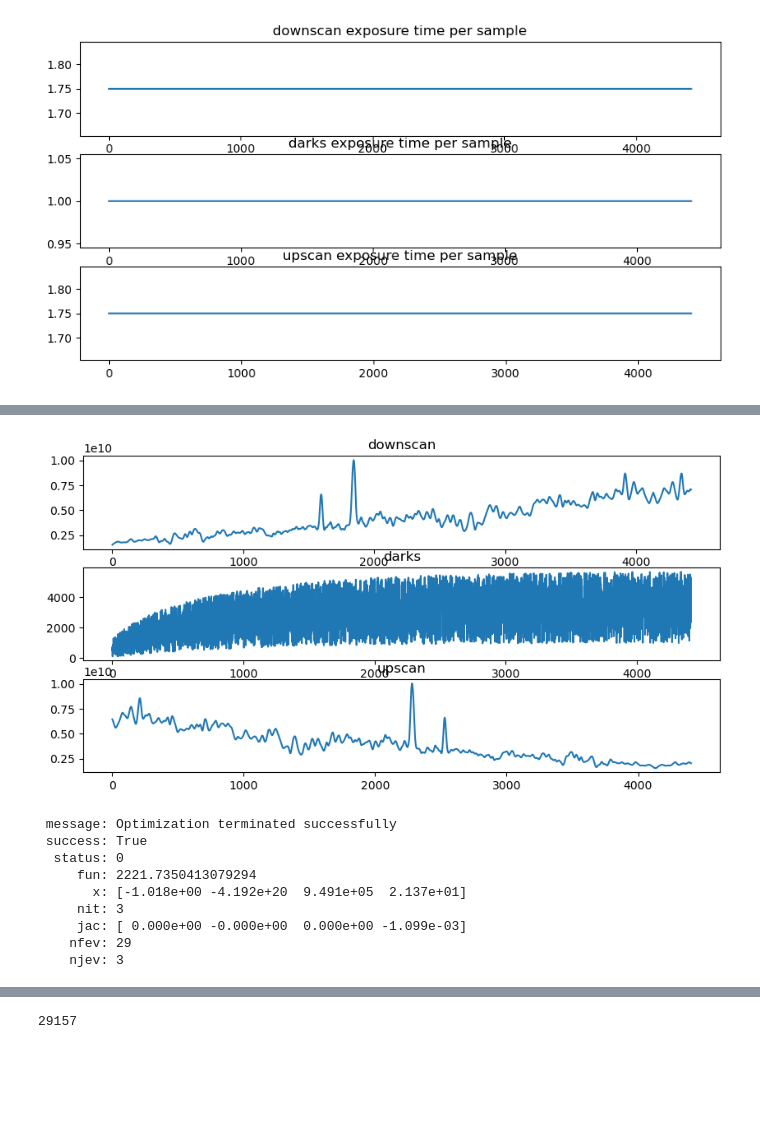
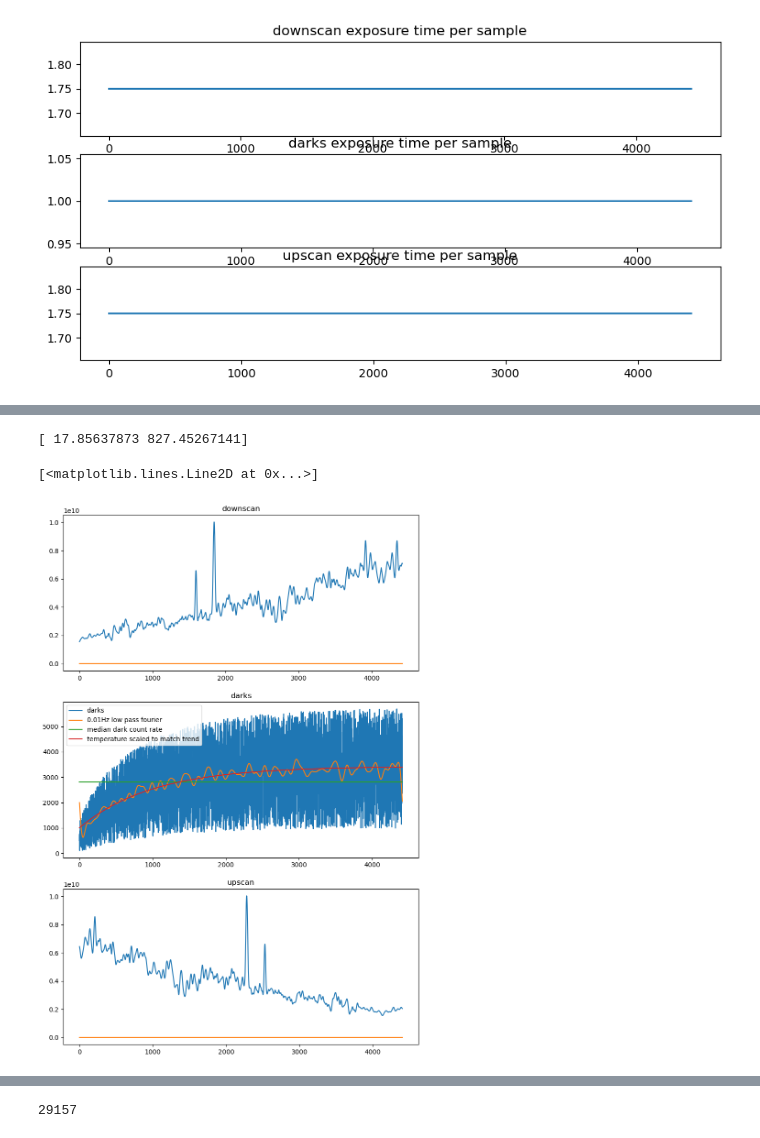
Before and after one commit to pilotchute/lasp_dsse_hw, a Jupyter notebook: DSSE_HW.ipynb, the cells around one changed output, grey strips where cells are left out. Saved outputs shown, nothing was run; the diff lists cells and outputs as text; code cells hidden in the pictures; blank space fills up the shorter version.

```diff
--- a/DSSE_HW.ipynb
+++ b/DSSE_HW.ipynb
@@ -185,26 +430,43 @@ mp.plot(sample_pass[:,0]-sample_pass[0,0], sample_pass[:,1]-heat_curve(sample_pa
 # %%
 #Temp correction
 
 
-fig, axs = mp.subplots(3,1, figsize=(10,5))
+fig, axs = mp.subplots(3,1, figsize=(10,15))
+axs[0].title.set_text('downscan')
 axs[0].plot(inst_tele[down_start:down_end,0]-down_start_time, inst_tele[down_start:down_end,2])
-axs[0].title.set_text('downscan')
+axs[0].plot(dete_temp[down_start_temp:down_end_temp,0]-dete_temp[down_start_temp,0],(dete_temp[down_start_temp:down_end_temp,1]-18.2)*913)
+
+axs[1].title.set_text('darks')
 axs[1].plot(inst_tele[dark_start:dark_end,0]-dark_start_time, inst_tele[dark_start:dark_end,2])
-axs[1].title.set_text('darks')
+#show the trend using a low pass filter
+axs[1].plot(inst_tele[dark_start:dark_end,0]-inst_tele[dark_start,0],fourier_low_pass(inst_tele[dark_start:dark_end,2],1,1/100))
+#darks the handout way
+dark_integrationTime = 1.0
+dark_counts = inst_tele[dark_start:dark_end,2] #number of draculas
+detectorTemp = dete_temp[dark_start_temp:dark_end_temp,1]
+tempCorrFactor = 0.0061628 # [counts/degC]
+dark_count_rate = dark_counts / dark_integrationTime
+dark_count_rate_corr = dark_count_rate * (1.0 + tempCorrFactor * (20.0 - detectorTemp))
+median_dark_count_rate = np.median(dark_count_rate_corr)
+axs[1].plot([0,inst_tele[dark_end,0]-inst_tele[dark_start,0]], [median_dark_count_rate, median_dark_count_rate])
+#darks my way
+def minimization(args):
+    a,b = args[0],args[1]
+    array1 = inst_tele[dark_start:dark_end,2]
+    array2 = (dete_temp[dark_start_temp:dark_end_temp,1]-a)*b
+    dist = array1-array2
+    return sum(dist**2)
+temp_scale_fit = sp.optimize.minimize(minimization,np.asarray([-18,800]),method='SLSQP')
+print(temp_scale_fit.x)
+axs[1].plot(dete_temp[dark_start_temp:dark_end_temp,0]-dete_temp[dark_start_temp,0],(dete_temp[dark_start_temp:dark_end_temp,1]-temp_scale_fit.x[0])*temp_scale_fit.x[1])
+
+
+axs[1].legend(['darks', '0.01Hz low pass fourier', 'median dark count rate', 'temperature scaled to match trend'])
+axs[2].title.set_text('upscan')
 axs[2].plot(inst_tele[up_start:up_end,0]-up_start_time, inst_tele[up_start:up_end,2])
-axs[2].title.set_text('upscan')
+axs[2].plot(dete_temp[up_start_temp:up_end_temp,0]-dete_temp[up_start_temp,0],(dete_temp[up_start_temp:up_end_temp,1]-18.2)*913)
 # %% [output]
+[ 17.85637873 827.45267141]
+[<matplotlib.lines.Line2D at 0x...>]
-[figure, old version]
+[figure, new version]
-# %%
-ans
-# %% [output]
- message: Optimization terminated successfully
- success: True
-  status: 0
-     fun: 2221.7350413079294
-       x: [-1.018e+00 -4.192e+20  9.491e+05  2.137e+01]
-     nit: 3
-     jac: [ 0.000e+00 -0.000e+00  0.000e+00 -1.099e-03]
-    nfev: 29
-    njev: 3
 # %%
```
Also changed, not shown: parts of 4 cells of this notebook.
